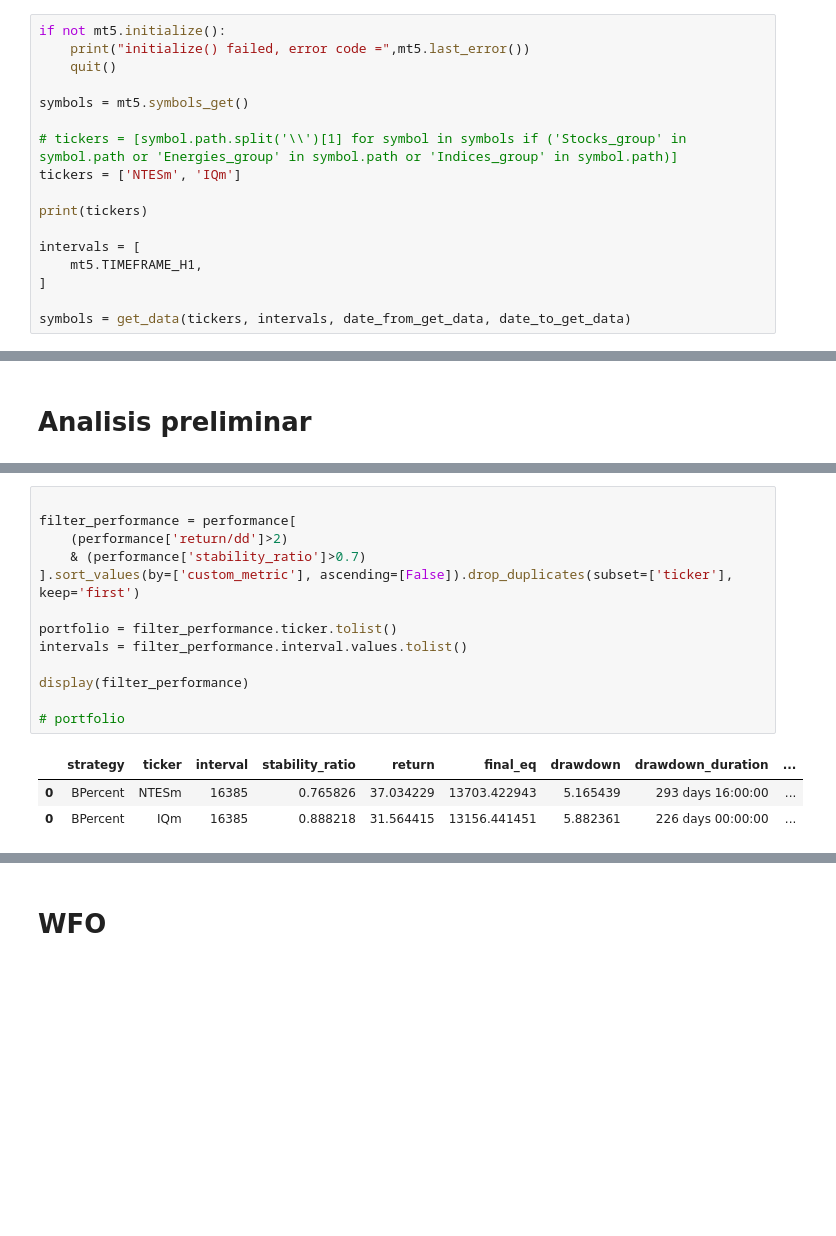
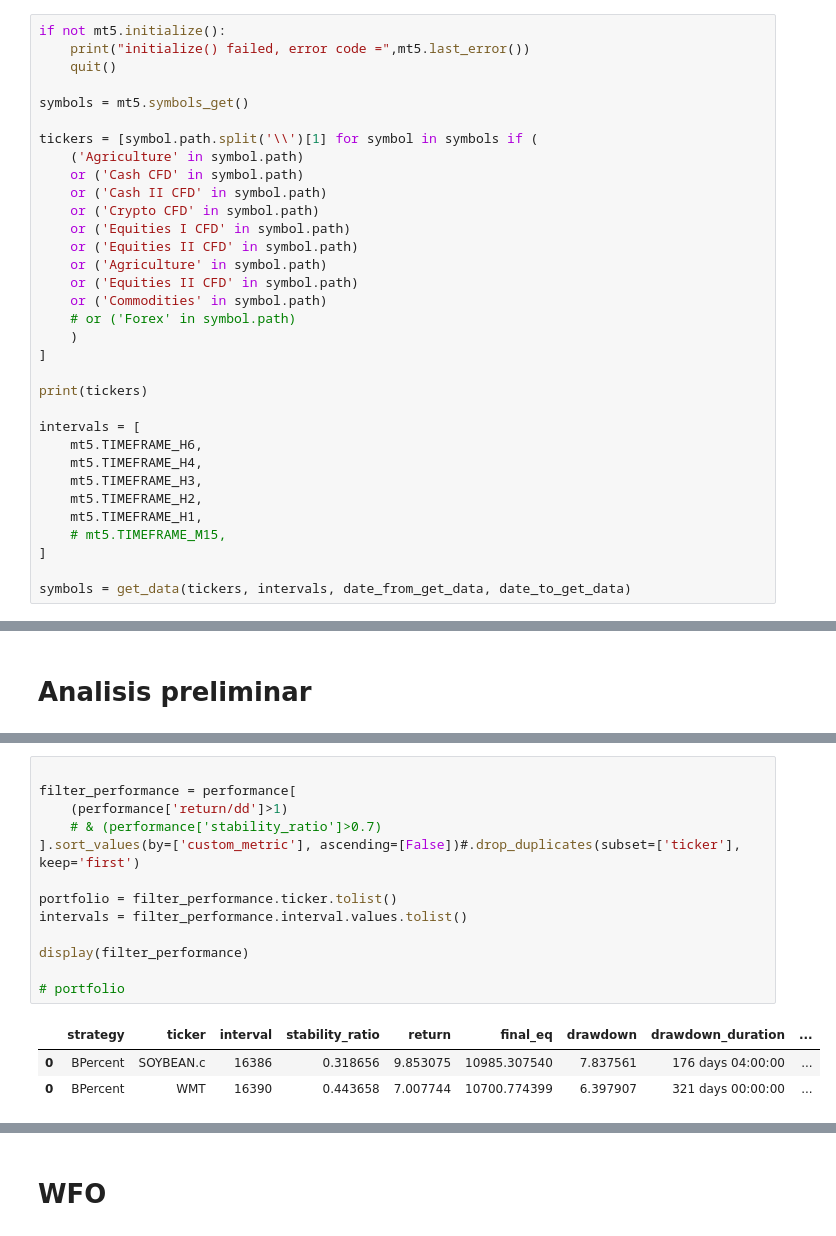
Before and after one commit to SaidJacobo/forex_ml_bot, a Jupyter notebook: backtest/bpercent/bpercent.ipynb, the cells around one changed output, grey strips where cells are left out. Drawn from its saved outputs; the diff is of its cells as text; blank space fills up the shorter version.

```diff
--- a/backtest/bpercent/bpercent.ipynb
+++ b/backtest/bpercent/bpercent.ipynb
@@ -56,13 +59,29 @@ if not mt5.initialize():
 
 symbols = mt5.symbols_get()
 
-# tickers = [symbol.path.split('\\')[1] for symbol in symbols if ('Stocks_group' in symbol.path or 'Energies_group' in symbol.path or 'Indices_group' in symbol.path)]
-tickers = ['NTESm', 'IQm']
+tickers = [symbol.path.split('\\')[1] for symbol in symbols if (
+    ('Agriculture' in symbol.path)
+    or ('Cash CFD' in symbol.path)
+    or ('Cash II CFD' in symbol.path)
+    or ('Crypto CFD' in symbol.path)
+    or ('Equities I CFD' in symbol.path)
+    or ('Equities II CFD' in symbol.path)
+    or ('Agriculture' in symbol.path)
+    or ('Equities II CFD' in symbol.path)
+    or ('Commodities' in symbol.path)
+    # or ('Forex' in symbol.path)
+    )
+]
 
 print(tickers)
 
 intervals = [
+    mt5.TIMEFRAME_H6,
+    mt5.TIMEFRAME_H4,
+    mt5.TIMEFRAME_H3,
+    mt5.TIMEFRAME_H2,
     mt5.TIMEFRAME_H1,
+    # mt5.TIMEFRAME_M15,
 ]
 
 symbols = get_data(tickers, intervals, date_from_get_data, date_to_get_data)
@@ -150,17 +216,17 @@ NTESm 16385
 # %%
 
 filter_performance = performance[
-    (performance['return/dd']>2)
-    & (performance['stability_ratio']>0.7)
-].sort_values(by=['custom_metric'], ascending=[False]).drop_duplicates(subset=['ticker'], keep='first')
+    (performance['return/dd']>1)
+    # & (performance['stability_ratio']>0.7)
+].sort_values(by=['custom_metric'], ascending=[False])#.drop_duplicates(subset=['ticker'], keep='first')
 
 portfolio = filter_performance.ticker.tolist()
 intervals = filter_performance.interval.values.tolist()
 
 display(filter_performance)
 
 # portfolio
 # %% [output]
 |  | strategy | ticker | interval | stability_ratio | return | final_eq | drawdown | drawdown_duration | ... |
-| 0 | BPercent | NTESm | 16385 | 0.765826 | 37.034229 | 13703.422943 | 5.165439 | 293 days 16:00:00 | ... |
-| 0 | BPercent | IQm | 16385 | 0.888218 | 31.564415 | 13156.441451 | 5.882361 | 226 days 00:00:00 | ... |
+| 0 | BPercent | SOYBEAN.c | 16386 | 0.318656 | 9.853075 | 10985.307540 | 7.837561 | 176 days 04:00:00 | ... |
+| 0 | BPercent | WMT | 16390 | 0.443658 | 7.007744 | 10700.774399 | 6.397907 | 321 days 00:00:00 | ... |
```
Also changed, not shown: parts of 12 cells of this notebook, 12 other files.
